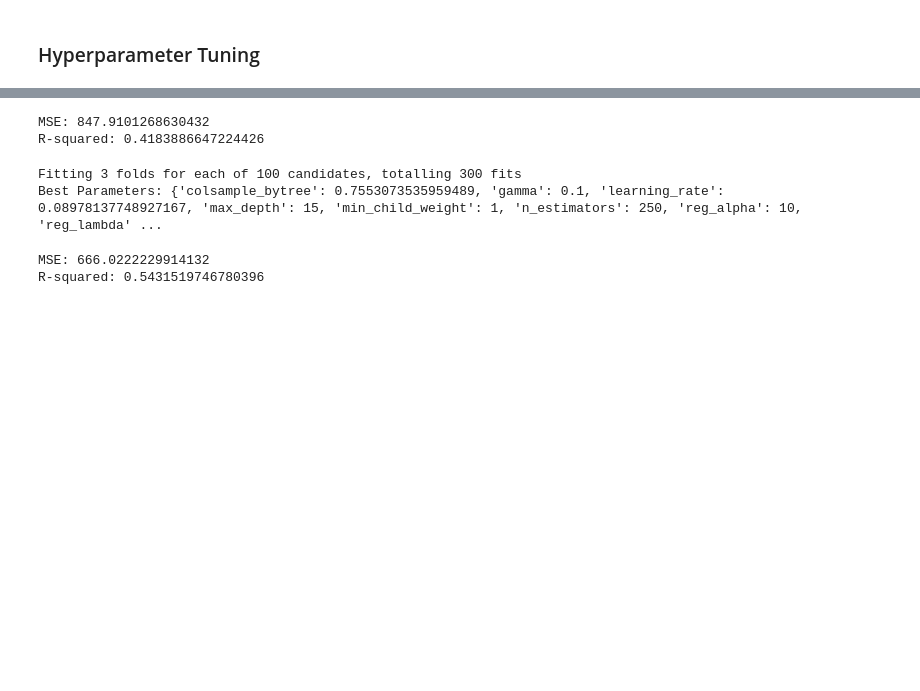
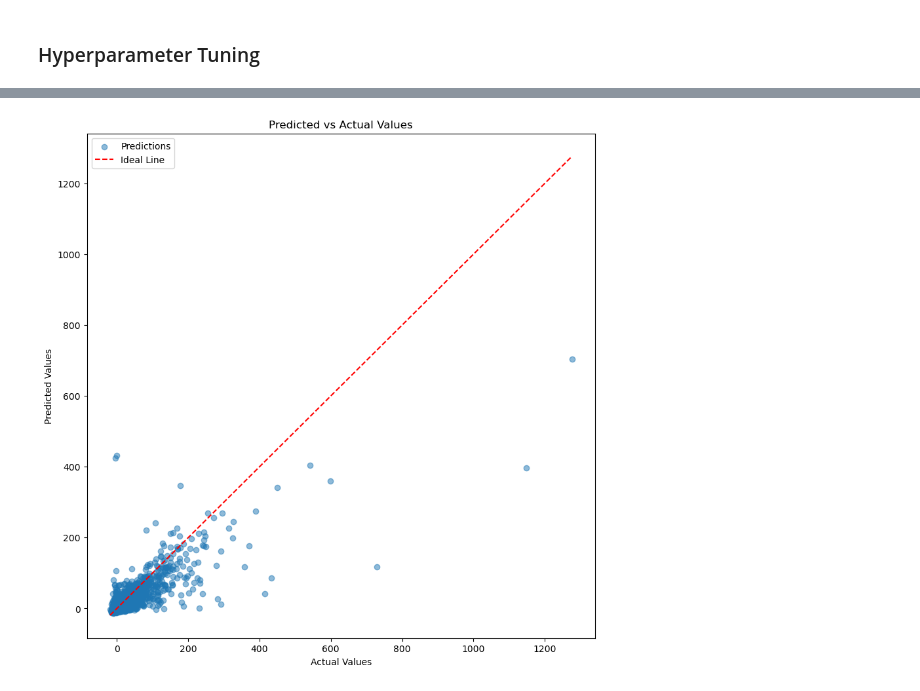
Before and after one commit to Josiah-Lam/Flight-delay, a Jupyter notebook: classification-model/victor-gradient-boosting-tree.ipynb, the cells around one changed output, grey strips where cells are left out. Drawn from its saved outputs; the diff is of its cells as text; code cells hidden in the pictures; blank space fills up the shorter version.

```diff
--- a/classification-model/victor-gradient-boosting-tree.ipynb
+++ b/classification-model/victor-gradient-boosting-tree.ipynb
@@ -144,12 +131,19 @@ Using features selected from RFECV
 # %%
 params = {
-    'max_depth': np.arange(5,30,5),
-    'n_estimators': np.arange(50,210,50),
-    'learning_rate': np.arange(0.01,0.31,0.1)
+    'max_depth': [3, 5, 7, 10, 15],
+    'n_estimators': [100, 150, 200, 250],
+    'learning_rate': uniform(0.01, 0.3),
+    'subsample': uniform(0.7, 0.3),
+    'colsample_bytree': uniform(0.6, 0.4),
+    'gamma': [0, 0.1, 0.2],
+    'min_child_weight': [1, 5, 10]
 }
 
-grid_search = GridSearchCV(XGBRegressor(objective='reg:squarederror', random_state=42), params, scoring='neg_mean_absolute_error', cv=3, verbose=2)
-grid_search.fit(X_train_selected, y_train)
+# RandomizedSearchCV with 100 iterations
+random_search_threshold = RandomizedSearchCV(XGBRegressor(objective='reg:squarederror', random_state=42),
+                                   param_distributions=params, n_iter=100, scoring='neg_mean_absolute_error',
+                                   cv=3, verbose=2, n_jobs=-1, random_state=42)
+random_search_threshold.fit(X_train_selected, y_train)
 
-print(grid_search.best_params_)
+print("Best Parameters:", random_search_threshold.best_params_)
 # %% [output]
@@ -173,7 +154,10 @@ Fitting 3 folds for each of 60 candidates, totalling 180 fits
 # %%
-xgb_reg_best = grid_search.best_estimator_
+xgb_reg_best = random_search_threshold.best_estimator_
 y_pred_best = xgb_reg_best.predict(X_test_selected)
 
-print('MSE:', mean_squared_error(y_test, y_pred_best))
-print('R-squared:', r2_score(y_test, y_pred_best))
+# Calculate mean squared error
+print('Best MSE:', mean_squared_error(y_test, y_pred_best))
+
+# Calculate mean absolute error
+print('Best MAE:', mean_absolute_error(y_test, y_pred_best))
 # %% [output]
@@ -245,41 +166,11 @@ Fitting 3 folds for each of 60 candidates, totalling 180 fits
-# %%
-xgb_reg_best = grid_search_threshold.best_estimator_
-y_pred_best = xgb_reg_best.predict(X_test_selected_threshold)
-
-print('MSE:', mean_squared_error(y_test, y_pred_best))
-print('R-squared:', r2_score(y_test, y_pred_best))
-# %% [output]
-MSE: 847.9101268630432
-R-squared: 0.4183886647224426
-# %%
-params = {
-    'max_depth': [3, 5, 7, 10, 15],
-    'n_estimators': [100, 150, 200, 250],
-    'learning_rate': uniform(0.01, 0.3),
-    'subsample': uniform(0.7, 0.3),
-    'colsample_bytree': uniform(0.6, 0.4),
-    'reg_alpha': [0, 0.1, 1, 10],
-    'reg_lambda': [0, 0.1, 1, 10],
-    'gamma': [0, 0.1, 0.2],
-    'min_child_weight': [1, 5, 10]
-}
-
-# RandomizedSearchCV with 100 iterations
-random_search_threshold = RandomizedSearchCV(XGBRegressor(objective='reg:squarederror', random_state=42),
-                                   param_distributions=params, n_iter=100, scoring='neg_mean_absolute_error',
-                                   cv=3, verbose=2, n_jobs=-1, random_state=42)
-random_search_threshold.fit(X_train_selected_threshold, y_train)
-
-print("Best Parameters:", random_search_threshold.best_params_)
-# %% [output]
-Fitting 3 folds for each of 100 candidates, totalling 300 fits
-Best Parameters: {'colsample_bytree': 0.7553073535959489, 'gamma': 0.1, 'learning_rate': 0.08978137748927167, 'max_depth': 15, 'min_child_weight': 1, 'n_estimators': 250, 'reg_alpha': 10, 'reg_lambda' ...
-# %%
-xgb_reg_best_2 = random_search_threshold.best_estimator_
-y_pred_best_2 = xgb_reg_best_2.predict(X_test_selected_threshold)
-
-print('MSE:', mean_squared_error(y_test, y_pred_best_2))
-print('R-squared:', r2_score(y_test, y_pred_best_2))
-# %% [output]
-MSE: 666.0222229914132
-R-squared: 0.5431519746780396
+# %%
+plt.figure(figsize=(10, 10))
+plt.scatter(y_test, y_pred_best, alpha=0.5, label='Predictions')
+plt.plot([min(y_test), max(y_test)], [min(y_test), max(y_test)], color='red', linestyle='--', label='Ideal Line')
+plt.xlabel('Actual Values')
+plt.ylabel('Predicted Values')
+plt.title('Predicted vs Actual Values')
+plt.legend()
+plt.show()
+# %% [output]
+[figure, added]
```
Also changed, not shown: parts of 29 cells of this notebook.
